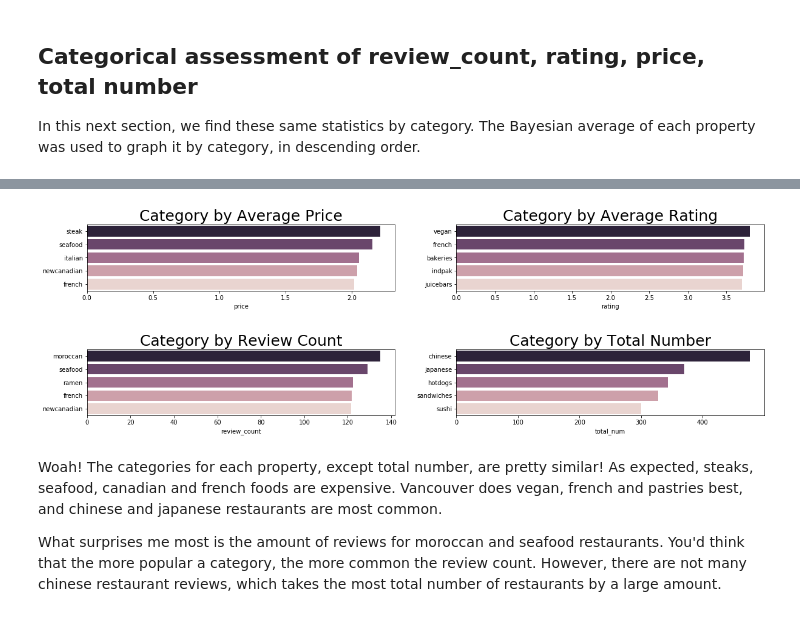
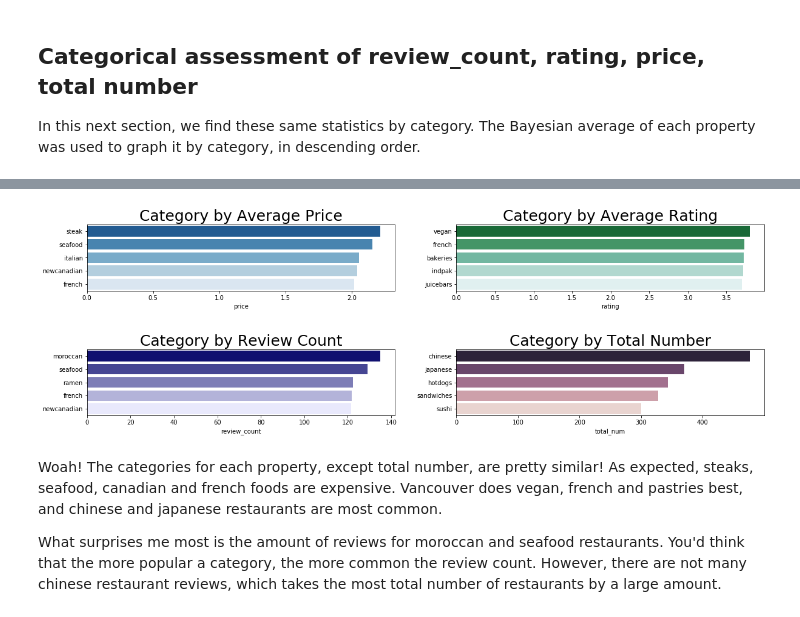
Before and after one commit to justinmlam/foodcouver, a Jupyter notebook: foodcouver.ipynb, the cells around one changed output, grey strips where cells are left out. Cells and saved outputs as stored; diff of their text form; code cells hidden in the pictures.

```diff
--- a/foodcouver.ipynb
+++ b/foodcouver.ipynb
@@ -183,33 +200,33 @@ plt.show()
 # %%
 # let's map the top 5 of each category
 m = 5
 
 pr,ra,re,nu = pr.iloc[:m], ra.iloc[:m], re.iloc[:m], nu.iloc[:m]
 
 #first fig
 fig, axes = plt.subplots(1,2,figsize=(20,2))
 sns.set_palette(sns.cubehelix_palette(8))
 
-sns.barplot(data=pr,x='price',y='alias',orient='h',ax=axes[0], palette=sns.cubehelix_palette(m, reverse=True)).set_title('Category by Average Price', fontsize=25)
+sns.barplot(data=pr,x='price',y='alias',orient='h',ax=axes[0], palette="Blues_r").set_title('Category by Average Price', fontsize=25)
 axes[0].set_ylabel('')
 
-sns.barplot(data=ra,x='rating',y='alias',orient='h',ax=axes[1], palette=sns.cubehelix_palette(m, reverse=True)).set_title('Category by Average Rating', fontsize=25)
+sns.barplot(data=ra,x='rating',y='alias',orient='h',ax=axes[1], palette="BuGn_r").set_title('Category by Average Rating', fontsize=25)
 axes[1].set_ylabel('')
 
 # second fig
 fig, axes = plt.subplots(1,2,figsize=(20,2))
 sns.set_palette('ch:8')
 
-sns.barplot(data=re,x='review_count',y='alias',orient='h',ax=axes[0], palette=sns.cubehelix_palette(m, reverse=True)).set_title('Category by Review Count', fontsize=25)
+sns.barplot(data=re,x='review_count',y='alias',orient='h',ax=axes[0], palette=sns.light_palette("navy", n_colors=m, reverse=True)).set_title('Category by Review Count', fontsize=25)
 axes[0].set_ylabel('')
 
 sns.barplot(data=nu,x='total_num',y='alias',orient='h',ax=axes[1], palette=sns.cubehelix_palette(m, reverse=True)).set_title('Category by Total Number', fontsize=25)
 axes[1].set_ylabel('')
 
 plt.show()
 # %% [output]
-[figure, old version]
+[figure, new version]
-[figure, old version]
+[figure, new version]
 # %% [markdown]
 Woah! The categories for each property, except total number, are pretty similar! As expected, steaks, seafood, canadian and french foods are expensive. Vancouver does vegan, french and pastries best, and chinese and japanese restaurants are most common.
 
```
Also changed, not shown: parts of 5 cells of this notebook, 1 other file.
